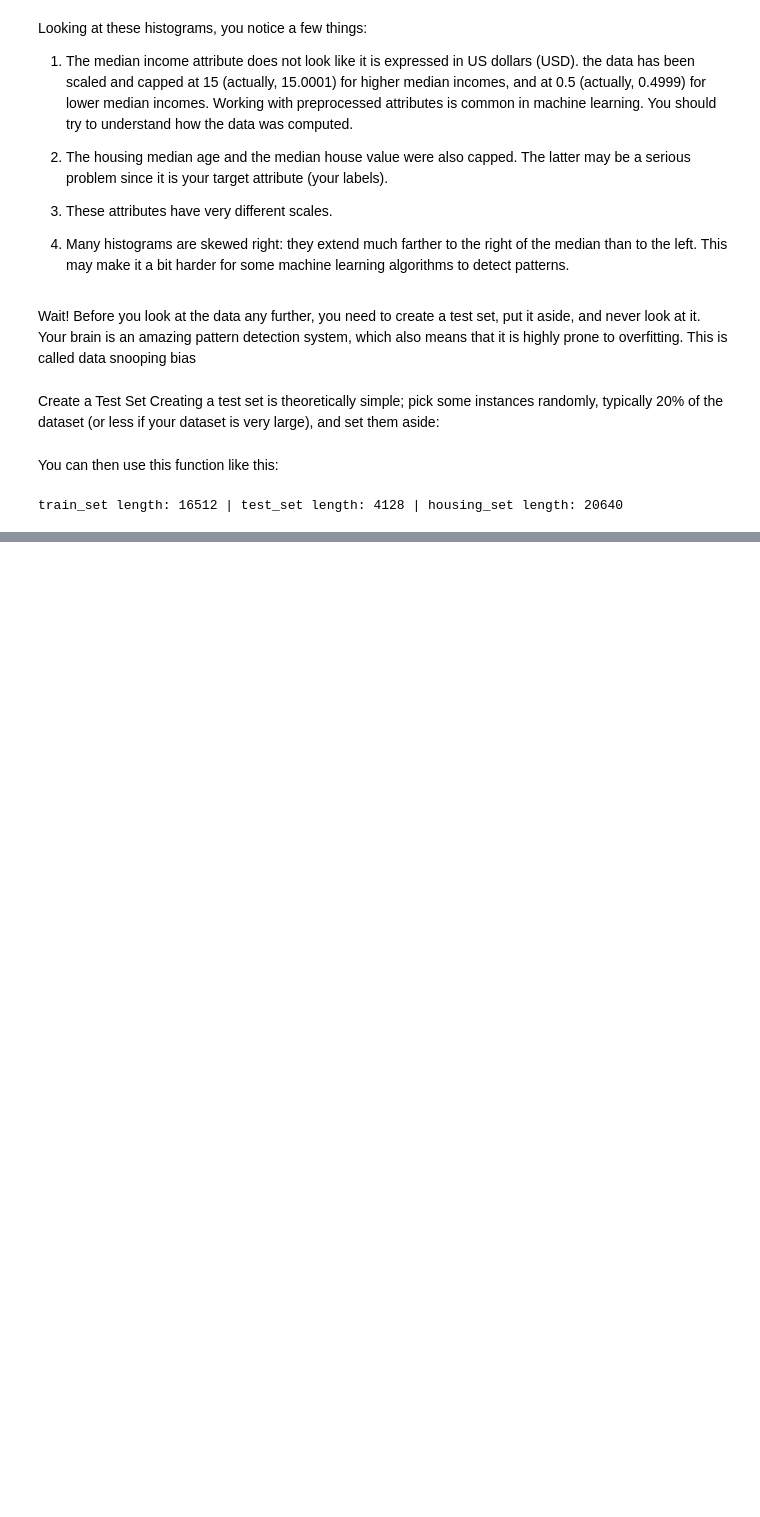
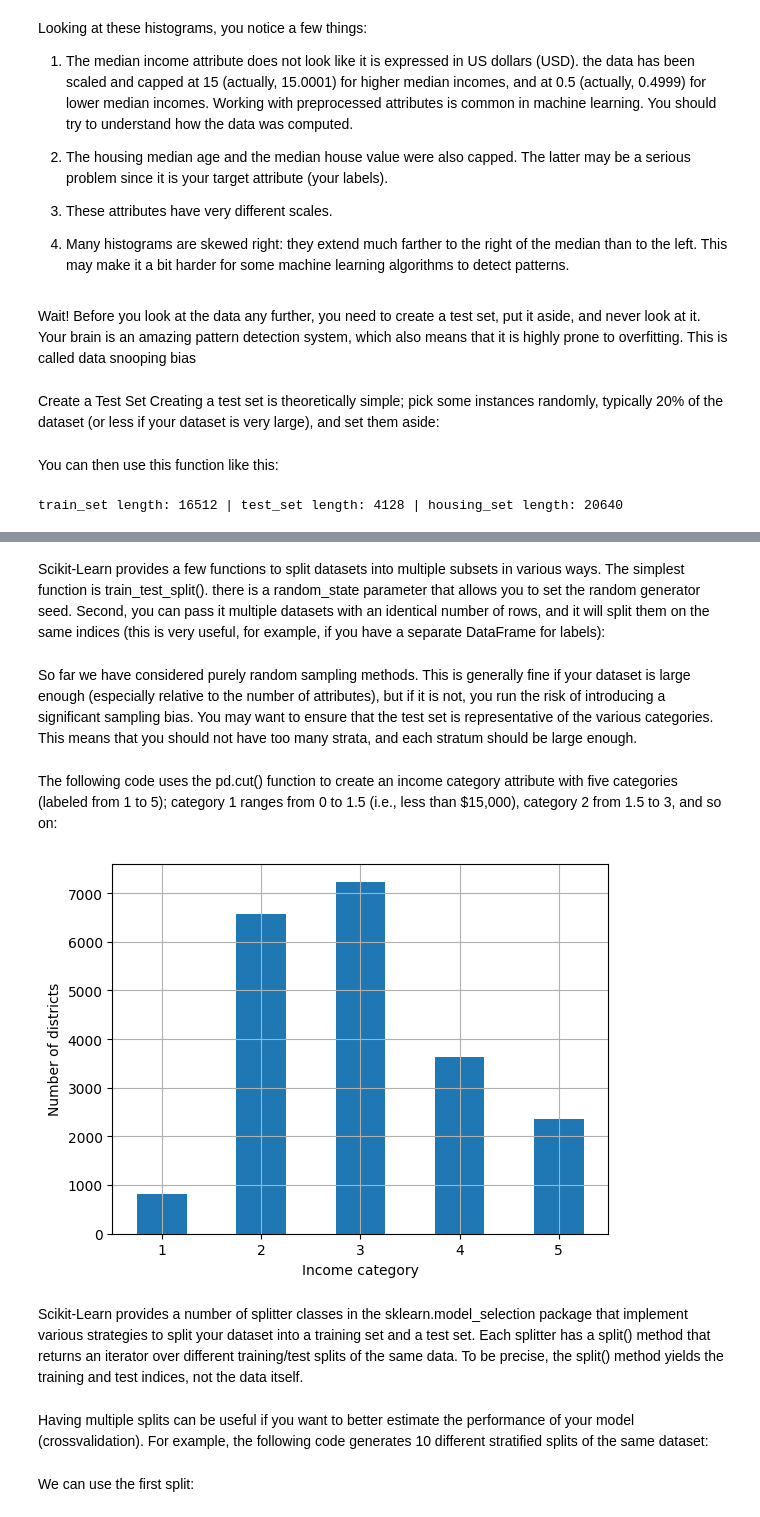
Before and after one commit to jmonaste/AI-Journey, a Jupyter notebook: 02-MachineLearning/01-Hands-On-Machine-Learning/01-End-to-End-Machine-Learning-Project/01-End-to-End-Machine-Learning-Project.ipynb, the cells around one changed output, grey strips where cells are left out. Cells and saved outputs as stored; diff of their text form; code cells hidden in the pictures; blank space fills up the shorter version.

Commit message:
Create test set 2

```diff
--- a/02-MachineLearning/01-Hands-On-Machine-Learning/01-End-to-End-Machine-Learning-Project/01-End-to-End-Machine-Learning-Project.ipynb
+++ b/02-MachineLearning/01-Hands-On-Machine-Learning/01-End-to-End-Machine-Learning-Project/01-End-to-End-Machine-Learning-Project.ipynb
@@ -122,0 +154,2 @@ train_set length: 16512 | test_set length: 4128 | housing_set length: 20640
+# %% [markdown]
+Scikit-Learn provides a few functions to split datasets into multiple subsets in various ways. The simplest function is train_test_split(). there is a random_state parameter that allows you to set the random generator seed. Second, you can pass it multiple datasets with an identical number of rows, and it will split them on the same indices (this is very useful, for example, if you have a separate DataFrame for labels):
@@ -122,0 +159,19 @@ train_set length: 16512 | test_set length: 4128 | housing_set length: 20640
+# %% [markdown]
+So far we have considered purely random sampling methods. This is generally fine if your dataset is large enough (especially relative to the number of attributes), but if it is not, you run the risk of introducing a significant sampling bias. You may want to ensure that the test set is representative of the various categories. This means that you should not have too many strata, and each stratum should be large enough.
+# %% [markdown]
+The following code uses the pd.cut() function to create an income category attribute with five categories (labeled from 1 to 5); category 1 ranges from 0 to 1.5 (i.e., less than $15,000), category 2 from 1.5 to 3, and so on:
+# %%
+housing["income_cat"] = pd.cut(housing["median_income"],
+bins=[0., 1.5, 3.0, 4.5, 6., np.inf],
+labels=[1, 2, 3, 4, 5])
+# %%
+housing["income_cat"].value_counts().sort_index().plot.bar(rot=0, grid=True)
+plt.xlabel("Income category")
+plt.ylabel("Number of districts")
+plt.show()
+# %% [output]
+[figure, added]
+# %% [markdown]
+Scikit-Learn provides a number of splitter classes in the sklearn.model_selection package that implement various strategies to split your dataset into a training set and a test set. Each splitter has a split() method that returns an iterator over different training/test splits of the same data. To be precise, the split() method yields the training and test indices, not the data itself.
+# %% [markdown]
+Having multiple splits can be useful if you want to better estimate the performance of your model (crossvalidation). For example, the following code generates 10 different stratified splits of the same dataset:
@@ -122,0 +186,2 @@ train_set length: 16512 | test_set length: 4128 | housing_set length: 20640
+# %% [markdown]
+We can use the first split:
```
Also changed, not shown: parts of 16 cells of this notebook.
